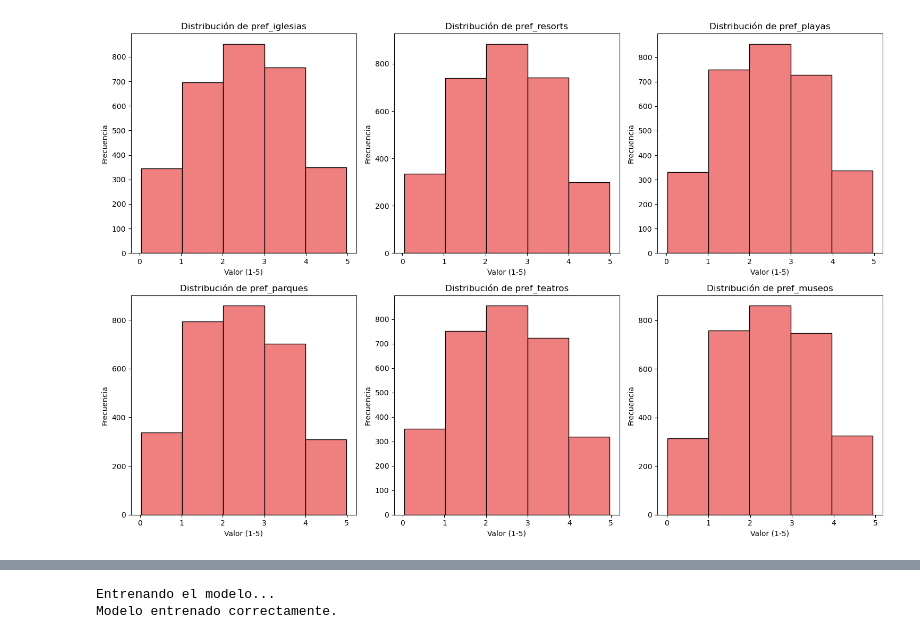
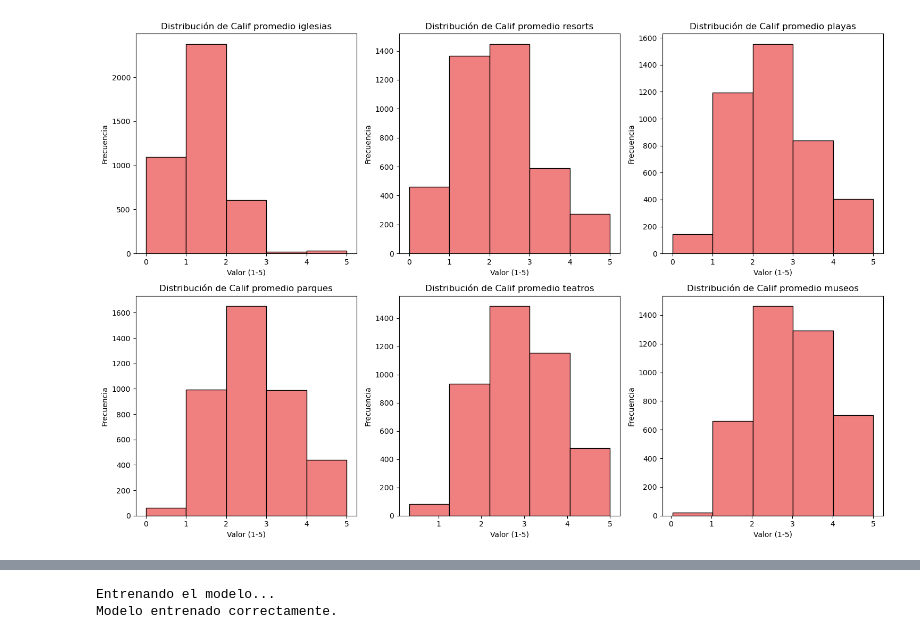
Before and after one commit to fundestpuente/SIC-Family-Armony-Ai-Sistema-de-recomendacion-para-viajes-familiares-segun-preferencias-individuales, a Jupyter notebook: data/AnalisisExploratorio.ipynb, the cells around one changed output, grey strips where cells are left out. Drawn from its saved outputs; the diff is of its cells as text; code cells hidden in the pictures.

```diff
--- a/data/AnalisisExploratorio.ipynb
+++ b/data/AnalisisExploratorio.ipynb
@@ -10,6 +10,6 @@ from xgboost import XGBClassifier
 # %%
 # Carga de datos
-df = pd.read_csv('datos_sinteticos.csv', sep='|')
+df = pd.read_csv('datos_sintetico.csv', sep='|')
 
 print(f"Dataset cargado correctamente. Forma: {df.shape}")
 df.head()
@@ -105,18 +95,18 @@ Name: count, Length: 1047, dtype: int64
 # %%
 # Seleccionar columnas de preferencias
-pref_cols = [col for col in df.columns if col.startswith('pref_')]
+pref_cols = [col for col in df.columns if col.startswith('Calif')]
 
 # Mostrar distribución de algunas preferencias
 fig, axes = plt.subplots(2, 3, figsize=(15, 10))
 axes = axes.flatten()
 
 for i, col in enumerate(pref_cols[:6]):  # Mostrar solo 6 para no saturar
     axes[i].hist(df[col], bins=5, color='lightcoral', edgecolor='black')
     axes[i].set_title(f'Distribución de {col}')
     axes[i].set_xlabel('Valor (1-5)')
     axes[i].set_ylabel('Frecuencia')
 
 plt.tight_layout()
 plt.show()
 # %% [output]
-[figure, old version]
+[figure, new version]
```
Also changed, not shown: parts of 16 cells of this notebook, 5 other files.
